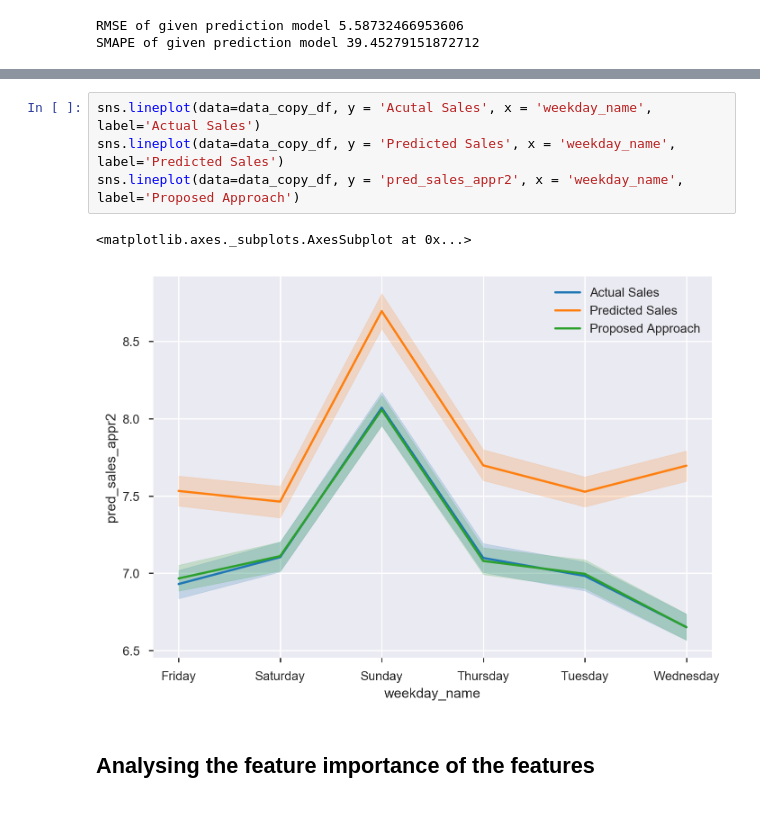
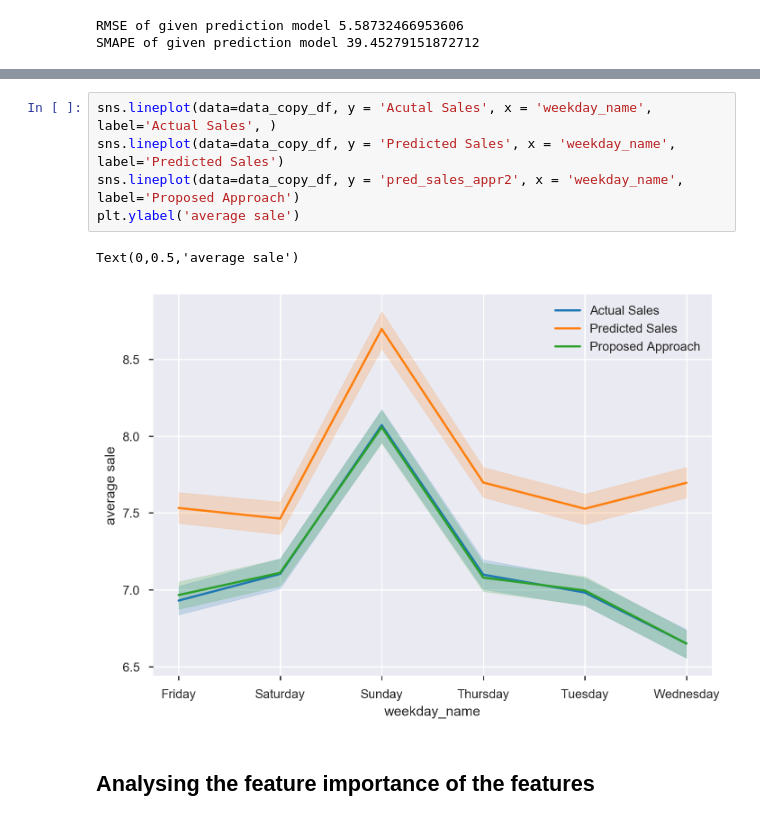
Before and after one commit to ammarwm/gwf, a Jupyter notebook: Sale Forecast.ipynb, the cells around one changed output, grey strips where cells are left out. Saved outputs shown, nothing was run; the diff lists cells and outputs as text.

```diff
--- a/Sale Forecast.ipynb
+++ b/Sale Forecast.ipynb
@@ -295,12 +295,13 @@ data_copy_df.head()
 | 44 | 2018-10-30 | New South Wales | 8.0 | 2 | st11 | ax37 | ClassA | ... |
 | 45 | 2018-10-30 | New South Wales | 5.0 | 3 | st11 | ax54 | ClassA | ... |
 # %%
-sns.lineplot(data=data_copy_df, y = 'Acutal Sales', x = 'weekday_name', label='Actual Sales')
+sns.lineplot(data=data_copy_df, y = 'Acutal Sales', x = 'weekday_name', label='Actual Sales', )
 sns.lineplot(data=data_copy_df, y = 'Predicted Sales', x = 'weekday_name', label='Predicted Sales')
 sns.lineplot(data=data_copy_df, y = 'pred_sales_appr2', x = 'weekday_name', label='Proposed Approach')
+plt.ylabel('average sale')
 # %% [output]
-<matplotlib.axes._subplots.AxesSubplot at 0x...>
+Text(0,0.5,'average sale')
-[figure, old version]
+[figure, new version]
 # %% [markdown]
 ## Analysing the feature importance of the features
 # %%
```
Also changed, not shown: 1 other file.
